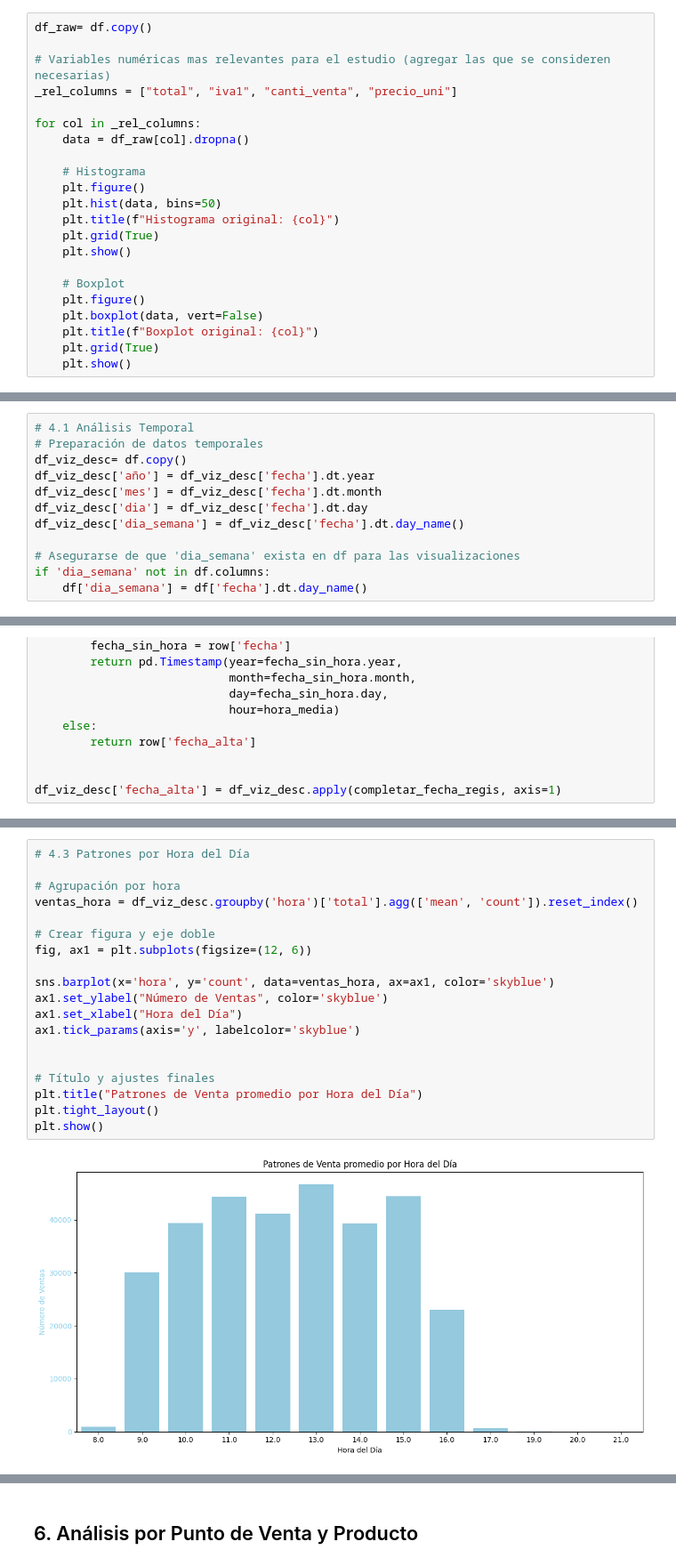
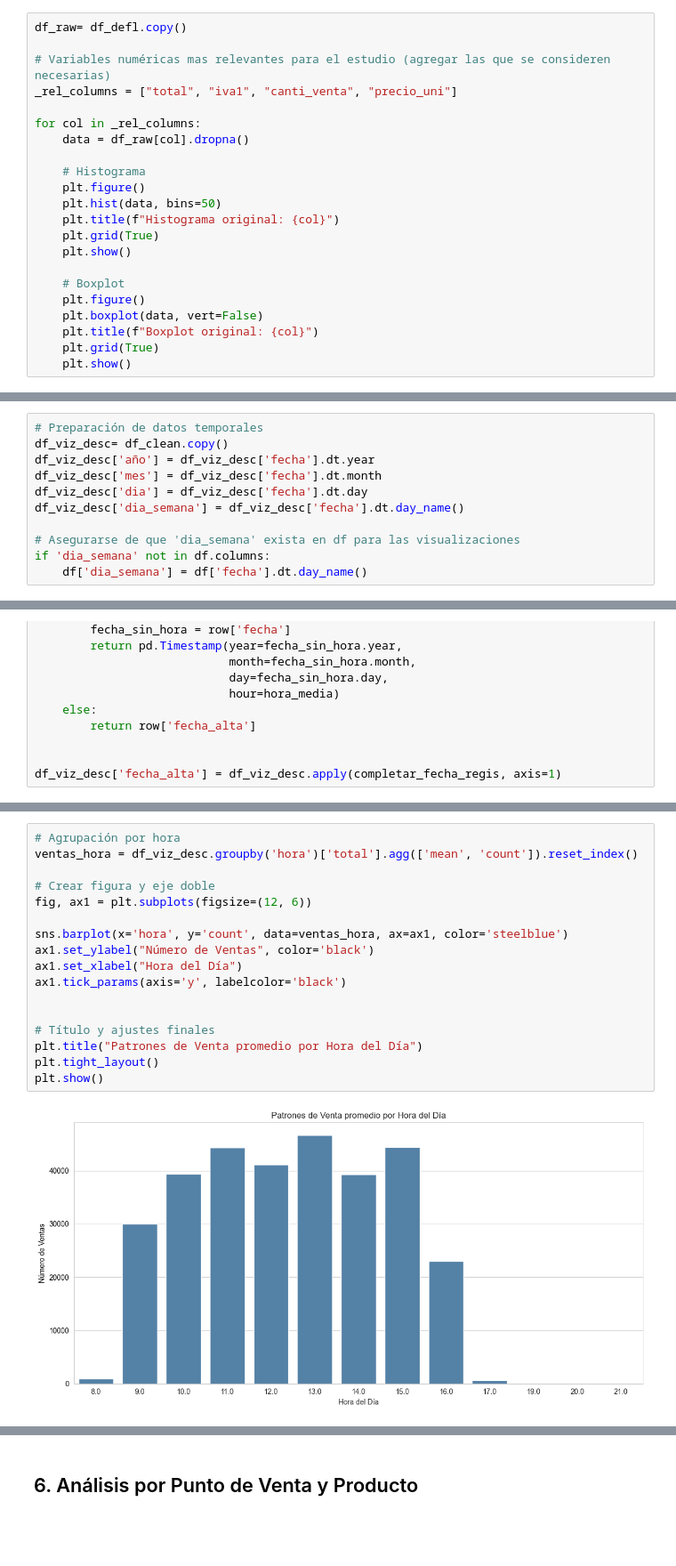
Before and after one commit to SantiagoCastellanos14/m11-practico1-eda, a Jupyter notebook: notebooks/practico_1_eda.ipynb, the cells around one changed output, grey strips where cells are left out. Shown at 89% size. Saved outputs shown, nothing was run; the diff lists cells and outputs as text; blank space fills up the shorter version.

Commit message:
Primer análisis SC

```diff
--- a/notebooks/practico_1_eda.ipynb
+++ b/notebooks/practico_1_eda.ipynb
@@ -264,5 +430,5 @@ Imputamos valores faltantes? O no en este TP?
 # %%
-df_raw= df.copy()
+df_raw= df_defl.copy()
 
 # Variables numéricas mas relevantes para el estudio (agregar las que se consideren necesarias)
 _rel_columns = ["total", "iva1", "canti_venta", "precio_uni"]
@@ -421,7 +606,6 @@ Name: count, dtype: int64
 # %%
-# 4.1 Análisis Temporal
 # Preparación de datos temporales
-df_viz_desc= df.copy()
+df_viz_desc= df_clean.copy()
 df_viz_desc['año'] = df_viz_desc['fecha'].dt.year
 df_viz_desc['mes'] = df_viz_desc['fecha'].dt.month
 df_viz_desc['dia'] = df_viz_desc['fecha'].dt.day
@@ -522,22 +709,20 @@ df_viz_desc['fecha_alta'] = df_viz_desc.apply(completar_fecha_regis, axis=1)
 # %%
-# 4.3 Patrones por Hora del Día
-
 # Agrupación por hora
 ventas_hora = df_viz_desc.groupby('hora')['total'].agg(['mean', 'count']).reset_index()
 
 # Crear figura y eje doble
 fig, ax1 = plt.subplots(figsize=(12, 6))
 
-sns.barplot(x='hora', y='count', data=ventas_hora, ax=ax1, color='skyblue')
-ax1.set_ylabel("Número de Ventas", color='skyblue')
+sns.barplot(x='hora', y='count', data=ventas_hora, ax=ax1, color='steelblue')
+ax1.set_ylabel("Número de Ventas", color='black')
 ax1.set_xlabel("Hora del Día")
-ax1.tick_params(axis='y', labelcolor='skyblue')
+ax1.tick_params(axis='y', labelcolor='black')
 
 
 # Título y ajustes finales
 plt.title("Patrones de Venta promedio por Hora del Día")
 plt.tight_layout()
 plt.show()
 # %% [output]
-[figure, old version]
+[figure, new version]
 # %%
```
Also changed, not shown: parts of 32 cells of this notebook.
